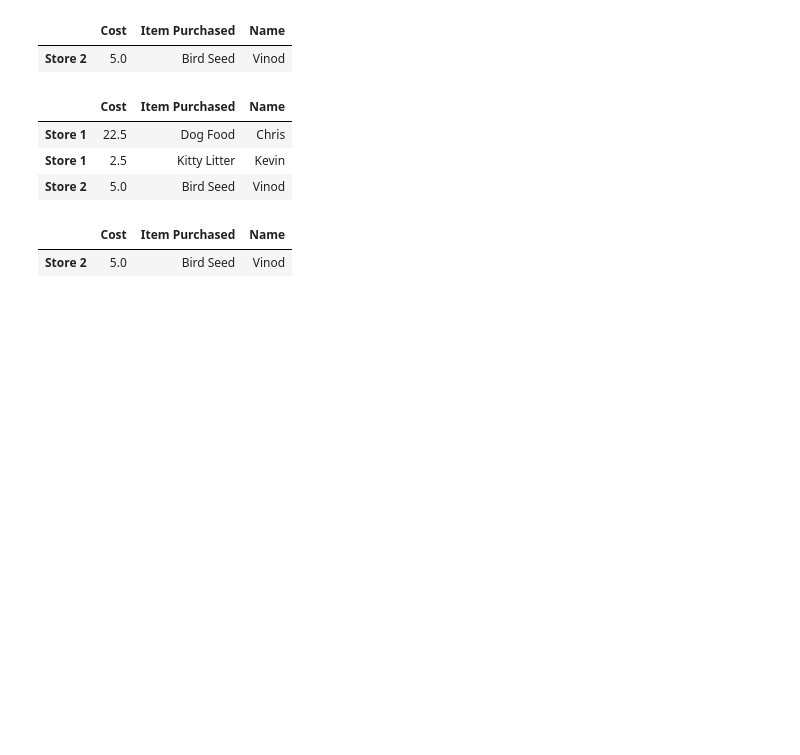
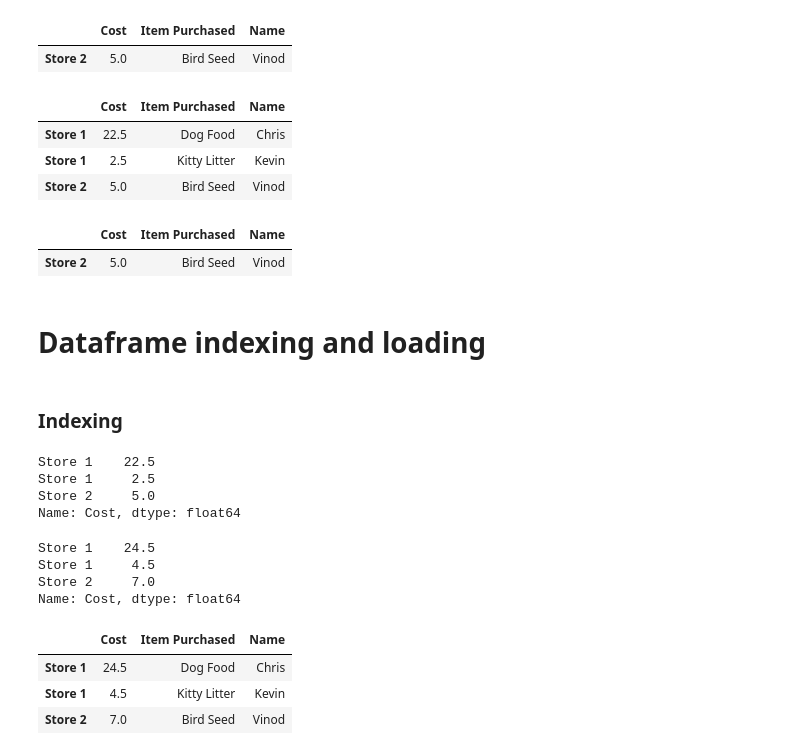
Before and after one commit to tothtms/Introduction-to-Data-Science-in-Python, a Jupyter notebook: week 2.ipynb, the cells around one changed output. Saved outputs shown, nothing was run; the diff lists cells and outputs as text; code cells hidden in the pictures; blank space fills up the shorter version.

```diff
--- a/week 2.ipynb
+++ b/week 2.ipynb
@@ -81,3 +81,31 @@ copy_df
 # %% [output]
 |  | Cost | Item Purchased | Name |
 | Store 2 | 5.0 | Bird Seed | Vinod |
+# %% [markdown]
+# Dataframe indexing and loading
+# %% [markdown]
+### Indexing
+# %%
+cost = df['Cost']
+cost
+# %% [output]
+Store 1    22.5
+Store 1     2.5
+Store 2     5.0
+Name: Cost, dtype: float64
+# %%
+# carefully, because you change de original data
+cost += 2
+cost
+# %% [output]
+Store 1    24.5
+Store 1     4.5
+Store 2     7.0
+Name: Cost, dtype: float64
+# %%
+df
+# %% [output]
+|  | Cost | Item Purchased | Name |
+| Store 1 | 24.5 | Dog Food | Chris |
+| Store 1 | 4.5 | Kitty Litter | Kevin |
+| Store 2 | 7.0 | Bird Seed | Vinod |
```
Also changed, not shown: parts of 5 cells of this notebook, 1 other file.
